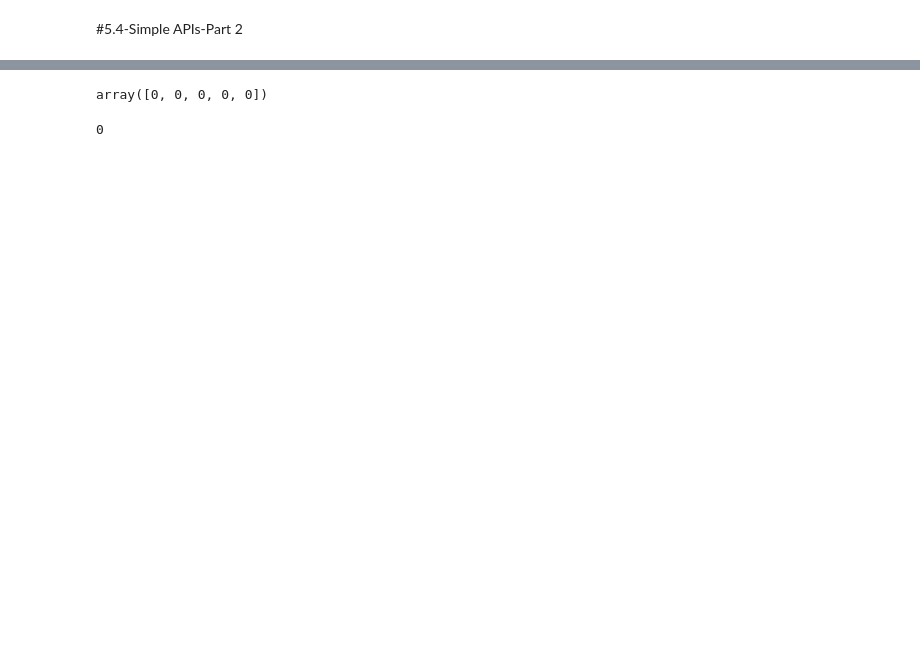
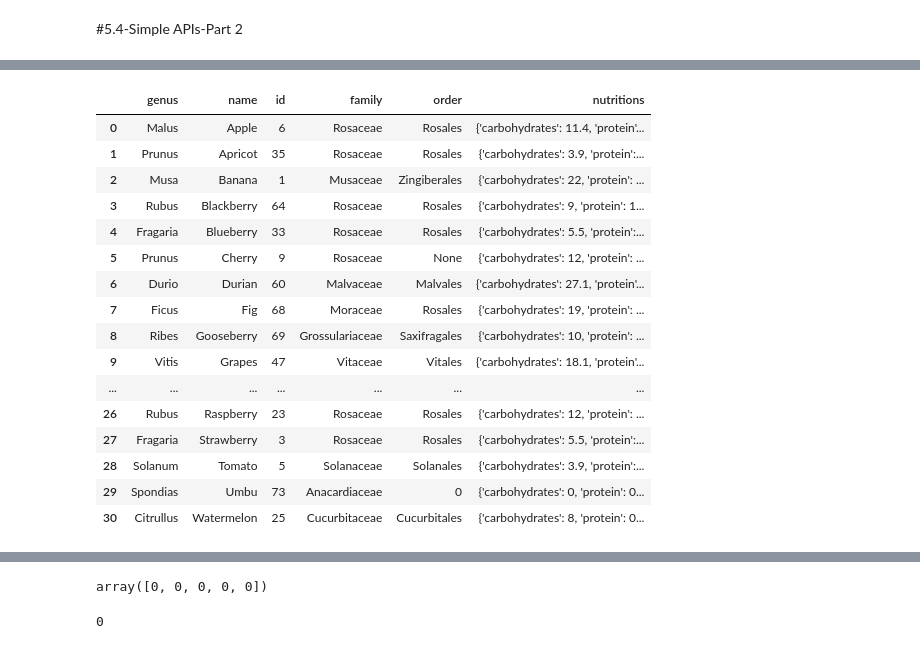
Before and after one commit to PosgradoMNA/actividades-de-aprendizaje-aleislasb, a Jupyter notebook: Semana 3 IBM.ipynb, the cells around one changed output, grey strips where cells are left out. Cells and saved outputs as stored; diff of their text form; code cells hidden in the pictures; blank space fills up the shorter version.

```diff
--- a/Semana 3 IBM.ipynb
+++ b/Semana 3 IBM.ipynb
@@ -151,0 +216,25 @@ array([[10,  2],
+# %%
+#With this formula, we want to import the data that are on the web and convert that to a dataframe. On web we have that information as a text and then convert that to a dataframe.
+import requests
+import json
+data = requests.get("https://www.fruityvice.com/api/fruit/all")
+results = json.loads(data.text)
+pd.DataFrame(results)
+# %% [output]
+|  | genus | name | id | family | order | nutritions |
+| 0 | Malus | Apple | 6 | Rosaceae | Rosales | {'carbohydrates': 11.4, 'protein'... |
+| 1 | Prunus | Apricot | 35 | Rosaceae | Rosales | {'carbohydrates': 3.9, 'protein':... |
+| 2 | Musa | Banana | 1 | Musaceae | Zingiberales | {'carbohydrates': 22, 'protein': ... |
+| 3 | Rubus | Blackberry | 64 | Rosaceae | Rosales | {'carbohydrates': 9, 'protein': 1... |
+| 4 | Fragaria | Blueberry | 33 | Rosaceae | Rosales | {'carbohydrates': 5.5, 'protein':... |
+| 5 | Prunus | Cherry | 9 | Rosaceae | None | {'carbohydrates': 12, 'protein': ... |
+| 6 | Durio | Durian | 60 | Malvaceae | Malvales | {'carbohydrates': 27.1, 'protein'... |
+| 7 | Ficus | Fig | 68 | Moraceae | Rosales | {'carbohydrates': 19, 'protein': ... |
+| 8 | Ribes | Gooseberry | 69 | Grossulariaceae | Saxifragales | {'carbohydrates': 10, 'protein': ... |
+| 9 | Vitis | Grapes | 47 | Vitaceae | Vitales | {'carbohydrates': 18.1, 'protein'... |
+| ... | ... | ... | ... | ... | ... | ... |
+| 26 | Rubus | Raspberry | 23 | Rosaceae | Rosales | {'carbohydrates': 12, 'protein': ... |
+| 27 | Fragaria | Strawberry | 3 | Rosaceae | Rosales | {'carbohydrates': 5.5, 'protein':... |
+| 28 | Solanum | Tomato | 5 | Solanaceae | Solanales | {'carbohydrates': 3.9, 'protein':... |
+| 29 | Spondias | Umbu | 73 | Anacardiaceae | 0 | {'carbohydrates': 0, 'protein': 0... |
+| 30 | Citrullus | Watermelon | 25 | Cucurbitaceae | Cucurbitales | {'carbohydrates': 8, 'protein': 0... |
```
Also changed, not shown: parts of 10 cells of this notebook.
